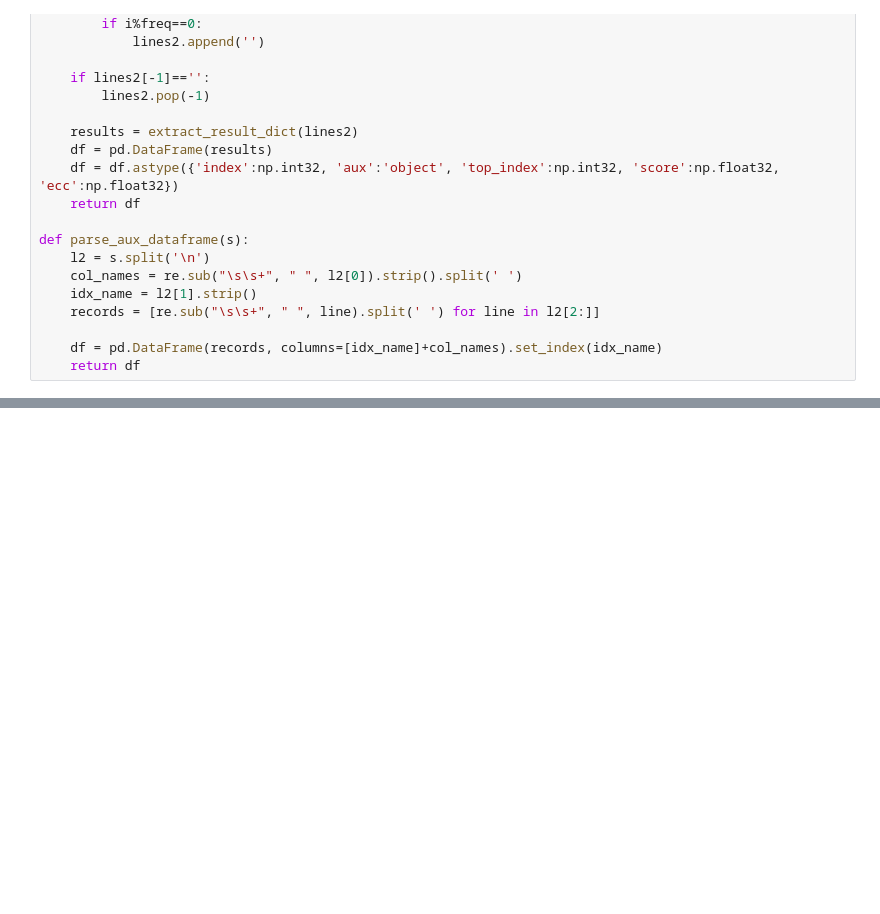
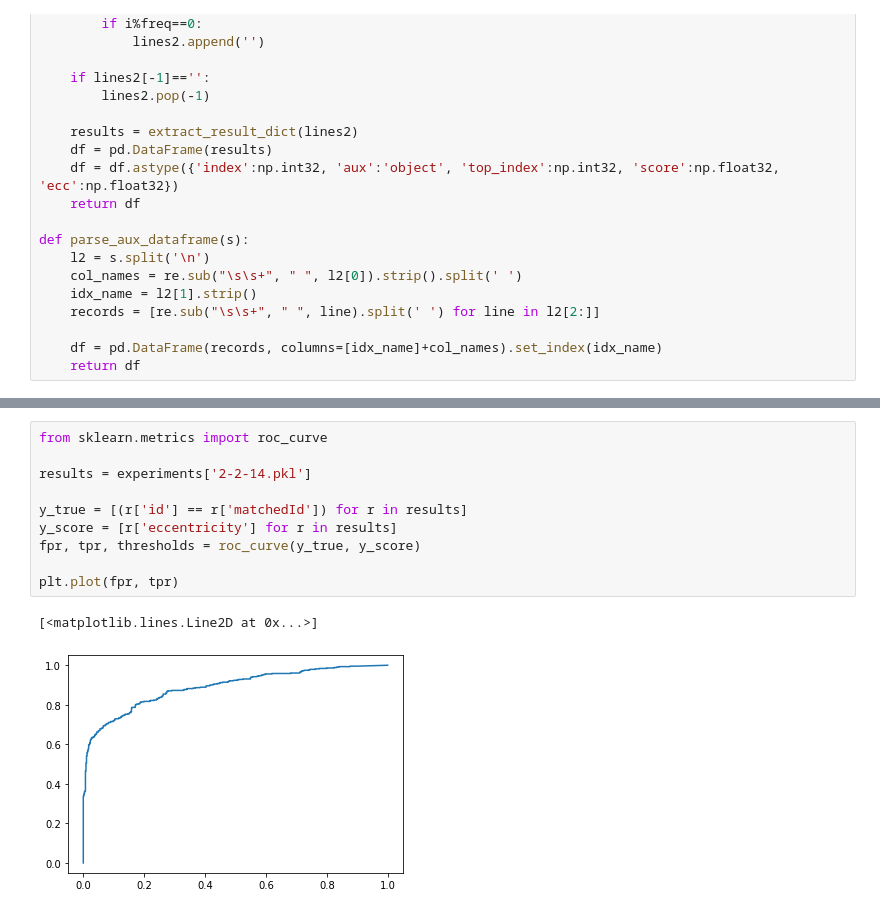
Before and after one commit to VincentHenric/IASD_privacy, a Jupyter notebook: result_analysis.ipynb, the cells around one changed output, grey strips where cells are left out. Drawn from its saved outputs; the diff is of its cells as text; blank space fills up the shorter version.

```diff
--- a/result_analysis.ipynb
+++ b/result_analysis.ipynb
@@ -134,0 +146,13 @@ plt.plot(df['ecc'])
+# %%
+from sklearn.metrics import roc_curve
+
+results = experiments['2-2-14.pkl']
+
+y_true = [(r['id'] == r['matchedId']) for r in results]
+y_score = [r['eccentricity'] for r in results]
+fpr, tpr, thresholds = roc_curve(y_true, y_score)
+
+plt.plot(fpr, tpr)
+# %% [output]
+[<matplotlib.lines.Line2D at 0x...>]
+[figure, added]
```
Also changed, not shown: parts of 8 cells of this notebook.
